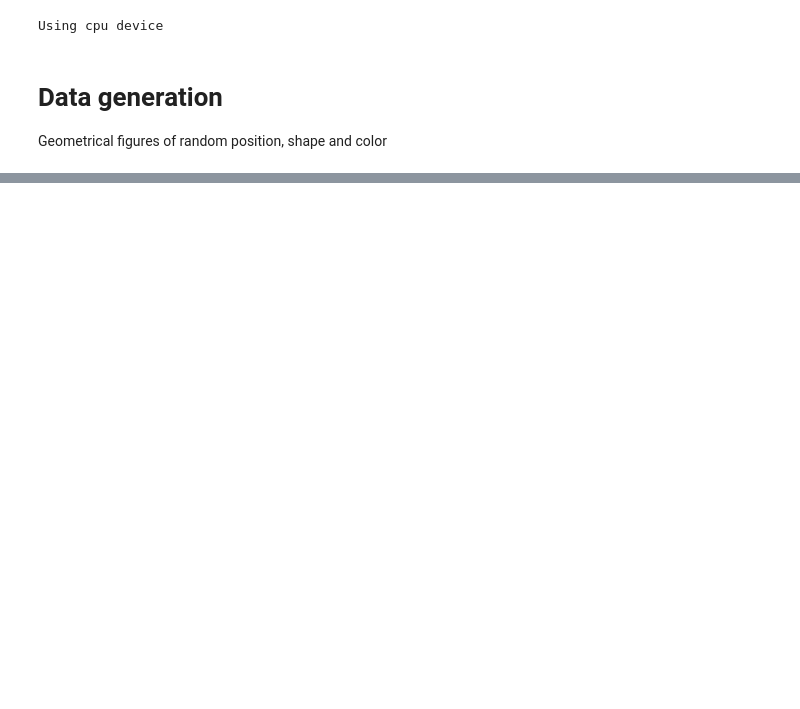
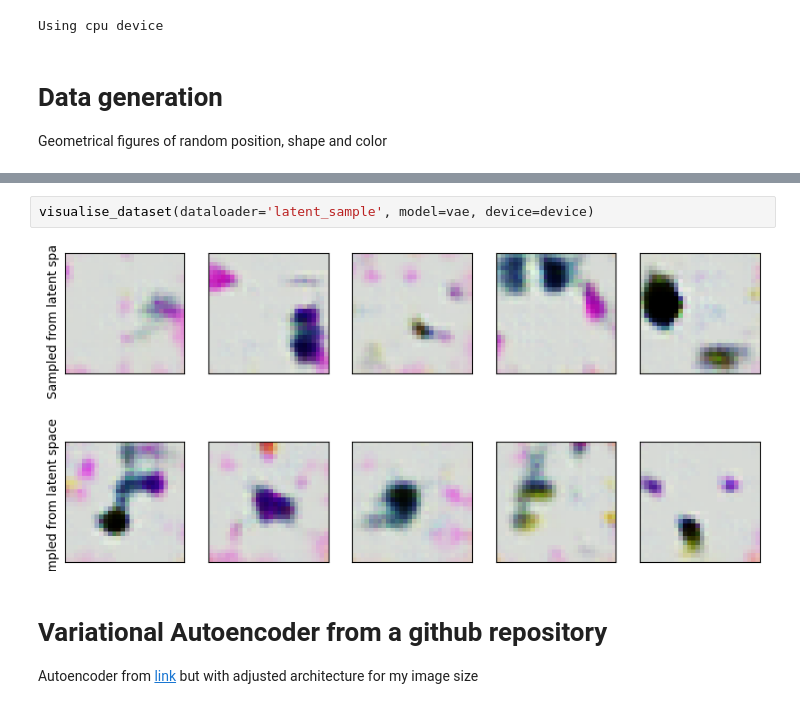
Before and after one commit to SergeiDBykov/ai-side-projects, a Jupyter notebook: VAE_synthetic_data/2d_VAE.ipynb, the cells around one changed output, grey strips where cells are left out. Cells and saved outputs as stored; diff of their text form; blank space fills up the shorter version.

```diff
--- a/VAE_synthetic_data/2d_VAE.ipynb
+++ b/VAE_synthetic_data/2d_VAE.ipynb
@@ -496,0 +179,8 @@ loss_vae=3.09018 ; loss_autoencoder=0.04121
+# %%
+visualise_dataset(dataloader='latent_sample', model=vae, device=device)
+# %% [output]
+[figure, added]
+# %% [markdown]
+# Variational Autoencoder from a github repository
+
+Autoencoder from [link](https://github.com/sksq96/pytorch-vae/blob/master/vae-cnn.ipynb) but with adjusted architecture for my image size
```
Also changed, not shown: parts of 34 cells of this notebook, 3 other files.
